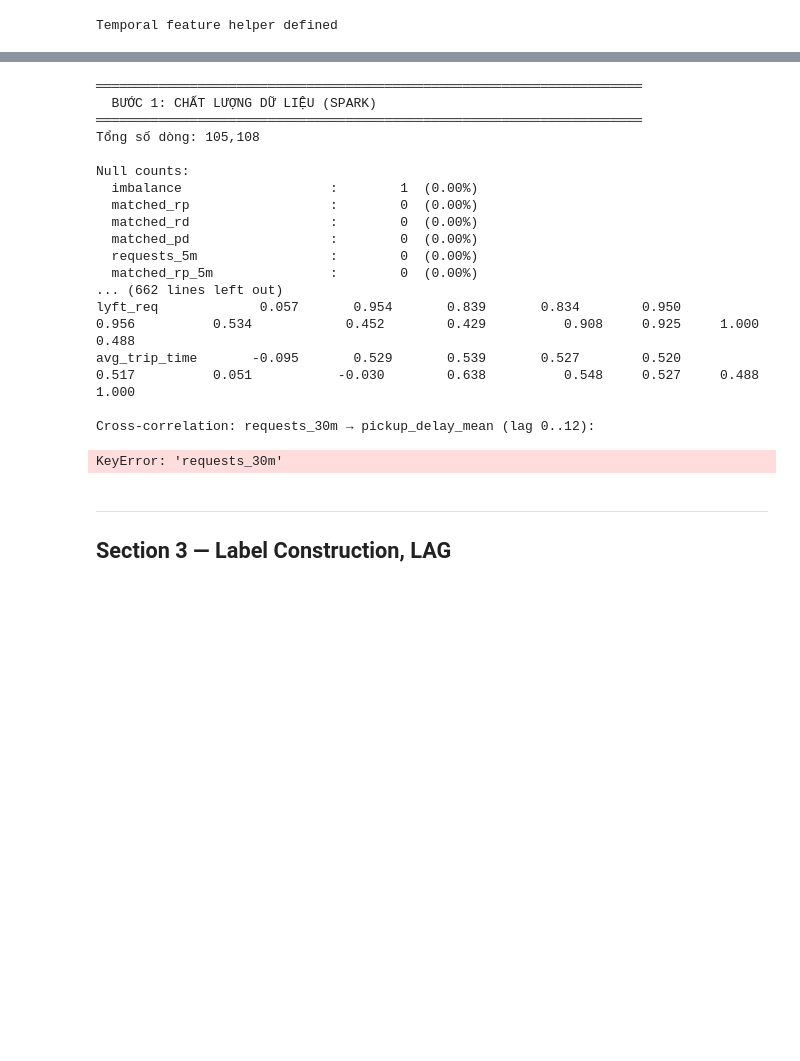
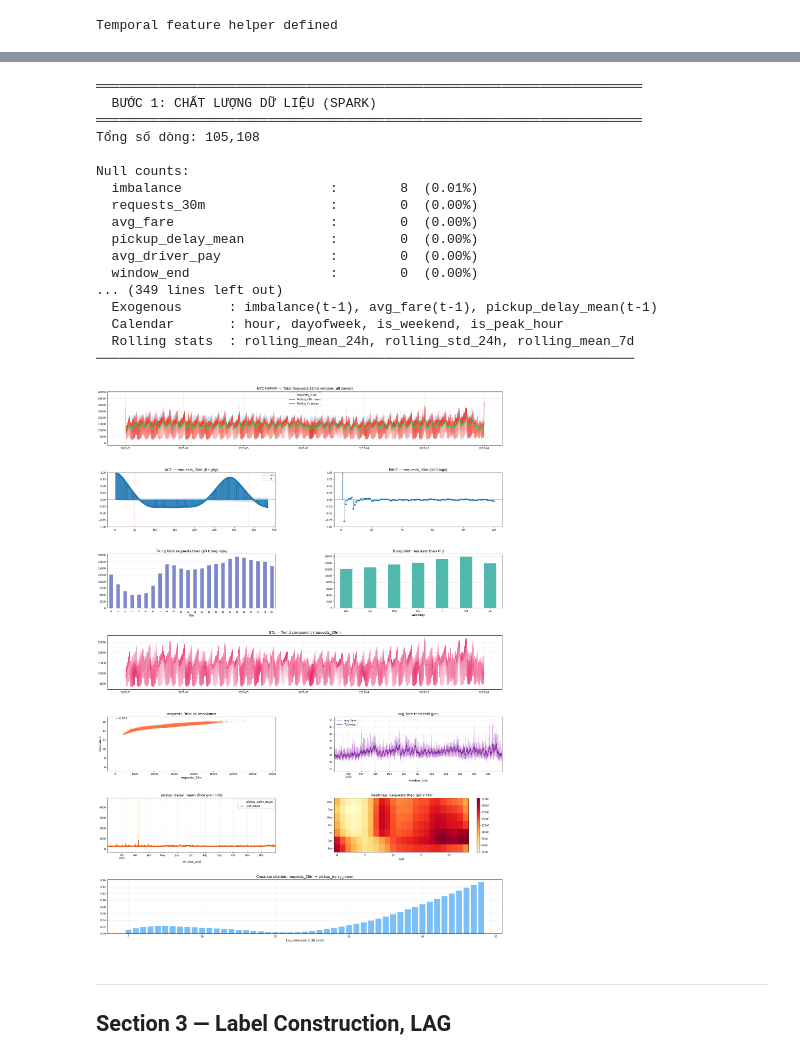
Before and after one commit to doanvinhlong18/BigData, a Jupyter notebook: nyc_hvfhv_demand_supply_imbalance.ipynb, the cells around one changed output, grey strips where cells are left out. Cells and saved outputs as stored; diff of their text form; code cells hidden in the pictures; blank space fills up the shorter version.

```diff
--- a/nyc_hvfhv_demand_supply_imbalance.ipynb
+++ b/nyc_hvfhv_demand_supply_imbalance.ipynb
@@ -1041,25 +1044,18 @@ from scipy.stats                 import levene, kendalltau
 
 # ─── CONFIG ───────────────────────────────────────────────────────────────────
 TIME_COL  = "window_end"
-FREQ      = "30min"        # 30 phút
-INTERVAL_MIN = 30          # phút mỗi interval
-MAX_LAG   = 48 * 7 + 1    # 1 tuần + 1
+FREQ      = "5min"        # 5 phút
+INTERVAL_MIN = 5          # phút mỗi interval
+MAX_LAG   = 288 * 7 + 1    # 1 tuần + 1
 
 # Các cột phân tích & lý do chọn
 COLS = {
     "imbalance"        : "Cung/cầu mất cân bằng",
-    "matched_rp"          : "Tỷ lệ matched request-pickup (proxy cho supply-demand match)",
-    "matched_rd"          : "Tỷ lệ matched request-dropoff (proxy cho supply-demand match)",
-    "matched_pd"          : "Tỷ lệ matched pickup-dropoff (proxy cho supply-demand match)",
-    "requests_5m"      : "Demand 5m gần nhất (signal ngắn hạn)",
-    "matched_rp_5m"       : "Tỷ lệ matched request-pickup trong 5m gần nhất (proxy cho supply-demand match ngắn hạn)",
-    "share_req_30m"    : "Tỷ lệ share request (proxy cho khả năng ride-sharing)",
-    "share_match_30m"   : "Tỷ lệ share match (proxy cho khả năng ride-sharing thực tế)",
-    "wav_req_30m"      : "Tỷ lệ WAV request (proxy cho nhu cầu xe đặc biệt)",
-    "wav_match_30m"     : "Tỷ lệ WAV match (proxy cho khả năng cung ứng xe đặc biệt thực tế)",
-    "uber_req"        : "Số request Uber (proxy cho demand Uber)",
-    "lyft_req"        : "Số request Lyft (proxy cho demand Lyft)",
-    "avg_trip_time"         : "Thời gian chuyến đi (phản ánh khoảng cách trung bình và traffic)",
+    "requests_30m"     : "Số lượng yêu cầu (demand)",
+    "avg_fare"        : "Giá trị chuyến đi (fare)",
+    "pickup_delay_mean": "Thời gian chờ trung bình (pickup delay)",
+    "avg_driver_pay"  : "Thu nhập tài xế (driver pay)",
+
 }
 
 # ─── HELPER FUNCTIONS ─────────────────────────────────────────────────────────
@@ -1439,45 +1435,45 @@ plt.suptitle("NYC HVFHV Taxi — Time Series Analysis Dashboard 2025",
 plt.close()
 
 # ─── TỔNG HỢP REPORT ──────────────────────────────────────────────────────────
 section("TỔNG HỢP KẾT QUẢ")
 
 print(f"\n{'Cột':<28} {'Mô tả':<32} {'Dừng':<22} "
       f"{'Seasonal':<10} {'Hurst':<8} {'Entropy':<10} {'Outlier%'}")
 print("-" * 120)
 for col, r in results_summary.items():
     print(f"{col:<28} {r['desc']:<32} {r['stationarity']:<22} "
           f"{str(r['seasonal_str']):<10} {r['hurst']:<8} "
           f"{r['approx_entropy']:<10} {r['outlier_pct']}%")
 
 print("""
 ─── GỢI Ý FEATURE ENGINEERING ────────────────────────────────────────
   Target chính   : requests_30m
   Lag features   : t-1, t-2, t-3 (short-term), t-47, t-48, t-49 (daily),
                    t-335, t-336, t-337 (weekly ±1)
   Exogenous      : imbalance(t-1), avg_fare(t-1), pickup_delay_mean(t-1)
   Calendar       : hour, dayofweek, is_weekend, is_peak_hour
   Rolling stats  : rolling_mean_24h, rolling_std_24h, rolling_mean_7d
 ─────────────────────────────────────────────────────────────────────
 """)
 # %% [output]
 ══════════════════════════════════════════════════════════════════════
   BƯỚC 1: CHẤT LƯỢNG DỮ LIỆU (SPARK)
 ══════════════════════════════════════════════════════════════════════
 Tổng số dòng: 105,108
 
 Null counts:
-  imbalance                   :        1  (0.00%)
-  matched_rp                  :        0  (0.00%)
-  matched_rd                  :        0  (0.00%)
-  matched_pd                  :        0  (0.00%)
-  requests_5m                 :        0  (0.00%)
-  matched_rp_5m               :        0  (0.00%)
-... (662 lines left out)
-lyft_req             0.057       0.954       0.839       0.834        0.950          0.956          0.534            0.452        0.429          0.908     0.925     1.000          0.488
-avg_trip_time       -0.095       0.529       0.539       0.527        0.520          0.517          0.051           -0.030        0.638          0.548     0.527     0.488          1.000
-
-Cross-correlation: requests_30m → pickup_delay_mean (lag 0..12):
+  imbalance                   :        8  (0.01%)
+  requests_30m                :        0  (0.00%)
+  avg_fare                    :        0  (0.00%)
+  pickup_delay_mean           :        0  (0.00%)
+  avg_driver_pay              :        0  (0.00%)
+  window_end                  :        0  (0.00%)
+... (349 lines left out)
+  Exogenous      : imbalance(t-1), avg_fare(t-1), pickup_delay_mean(t-1)
+  Calendar       : hour, dayofweek, is_weekend, is_peak_hour
+  Rolling stats  : rolling_mean_24h, rolling_std_24h, rolling_mean_7d
+─────────────────────────────────────────────────────────────────────
-KeyError: 'requests_30m'
+[figure, added]
 # %% [markdown]
 ---
 ## Section 3 — Label Construction, LAG
```
Also changed, not shown: parts of 76 cells of this notebook, 1 other file.
